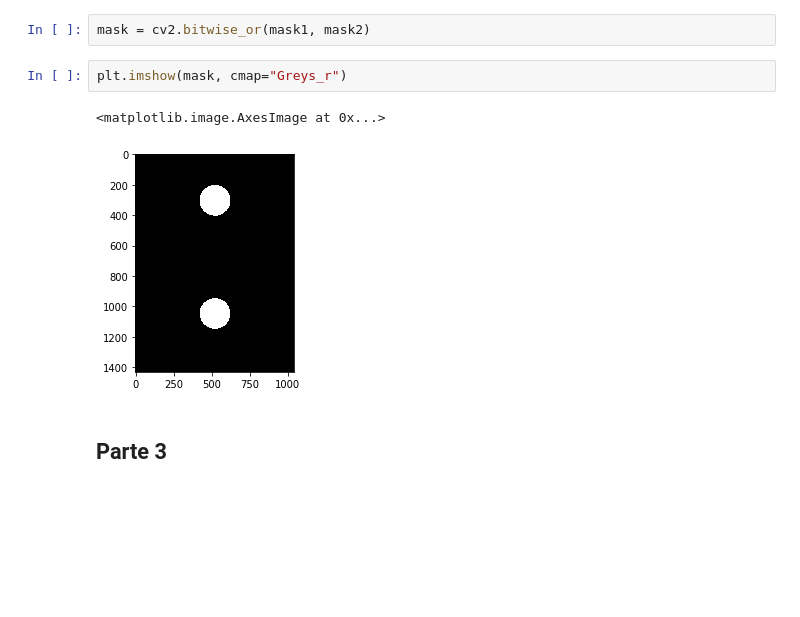
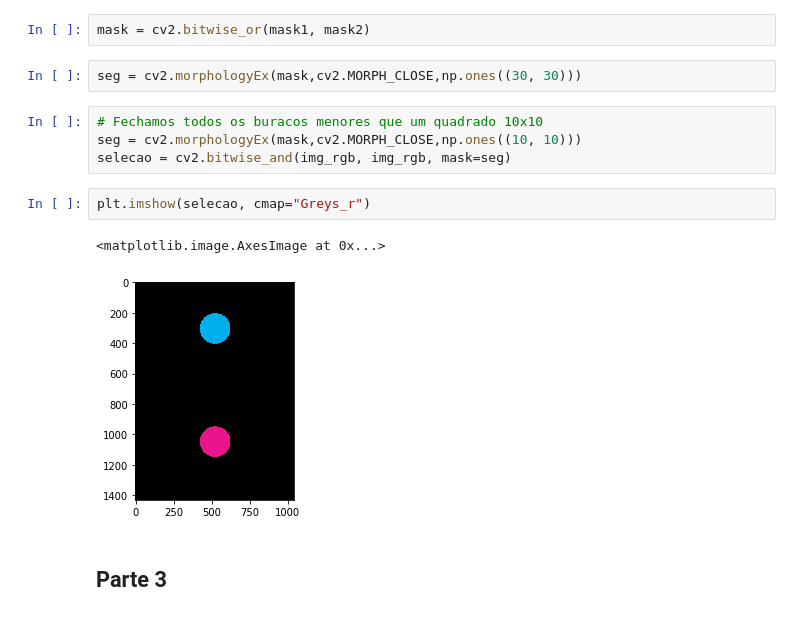
Before and after one commit to carolinechaim/Robotica_Carol, a Jupyter notebook: aula02/Atividade2.ipynb, the cells around one changed output. Cells and saved outputs as stored; diff of their text form; blank space fills up the shorter version.

```diff
--- a/aula02/Atividade2.ipynb
+++ b/aula02/Atividade2.ipynb
@@ -100,11 +99,17 @@ mask1 = cv2.inRange(img_hsv, hsv1_M, hsv2_M)
 mask2 = cv2.inRange(img_hsv, hsv1_B, hsv2_B)
 # %%
 mask = cv2.bitwise_or(mask1, mask2)
+# %%
+seg = cv2.morphologyEx(mask,cv2.MORPH_CLOSE,np.ones((30, 30)))
+# %%
+# Fechamos todos os buracos menores que um quadrado 10x10
+seg = cv2.morphologyEx(mask,cv2.MORPH_CLOSE,np.ones((10, 10)))
+selecao = cv2.bitwise_and(img_rgb, img_rgb, mask=seg)
 # %%
-plt.imshow(mask, cmap="Greys_r")
+plt.imshow(selecao, cmap="Greys_r")
 # %% [output]
 <matplotlib.image.AxesImage at 0x...>
-[figure, old version]
+[figure, new version]
 # %% [markdown]
 ## Parte 3
 # %% [markdown]
```
Also changed, not shown: parts of 2 cells of this notebook, 3 other files.
